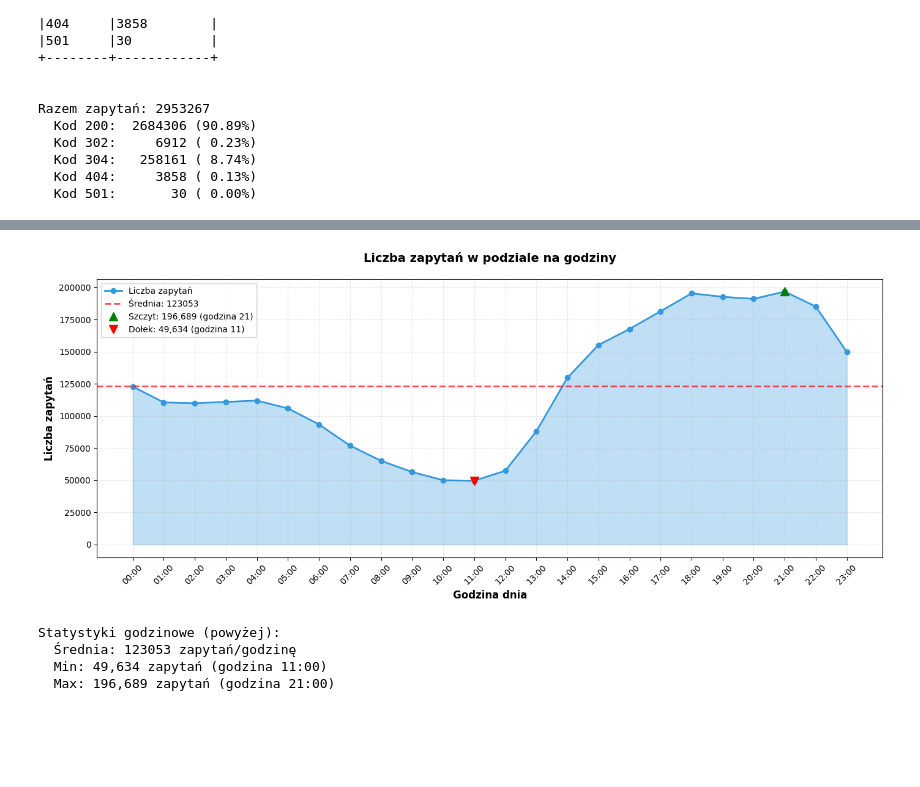
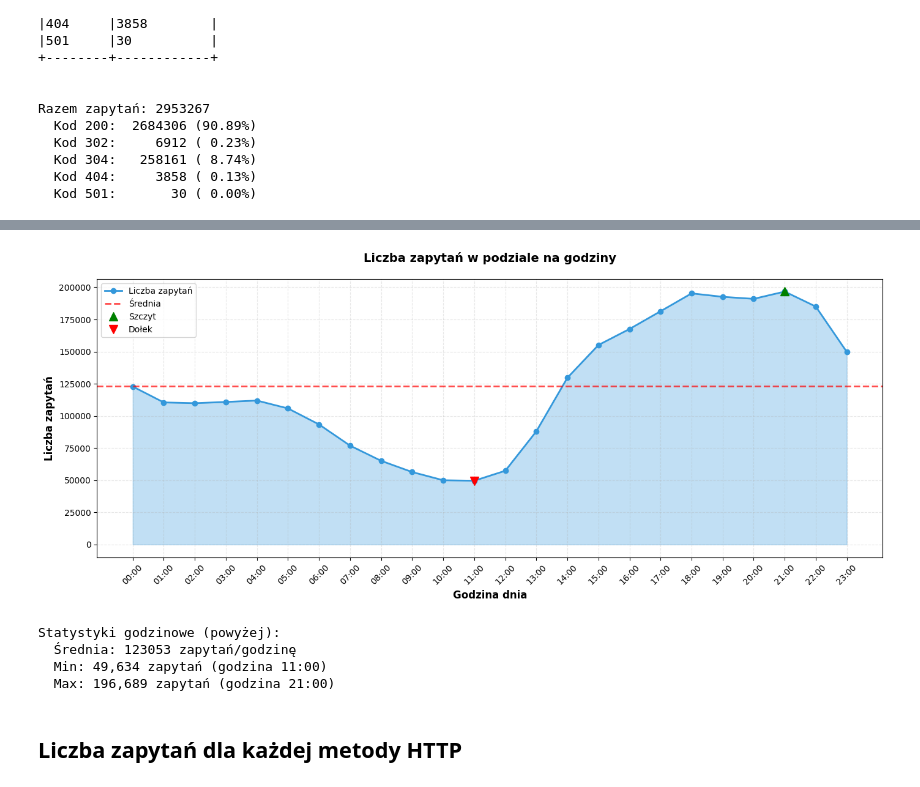
Before and after one commit to GTR1701/sem4, a Jupyter notebook: Metody i Narzedzia Big Data/1/BigDataProjekt1.ipynb, the cells around one changed output, grey strips where cells are left out. Saved outputs shown, nothing was run; the diff lists cells and outputs as text; code cells hidden in the pictures; blank space fills up the shorter version.

```diff
--- a/Metody i Narzedzia Big Data/1/BigDataProjekt1.ipynb
+++ b/Metody i Narzedzia Big Data/1/BigDataProjekt1.ipynb
@@ -429,50 +528,45 @@ Dołek w godzinie 11: 49634 zapytań
 # %%
-# Wizualizacja (d) - Line chart dla zapytań w podziale na godziny
 import matplotlib.pyplot as plt
 from pyspark.sql.functions import hour, col
 
-# Przygotowanie danych - konwersja Spark DataFrame do Pandas
 hourly_data_for_plot = dataFrame.withColumn("hour", hour(col("time"))).groupBy("hour").count().orderBy("hour").toPandas()
 hours = hourly_data_for_plot['hour'].tolist()
 requests = hourly_data_for_plot['count'].tolist()
 
-# Tworzenie line chart
 fig, ax = plt.subplots(figsize=(14, 6))
 ax.plot(hours, requests, marker='o', linewidth=2, markersize=6, color='#3498db', label='Liczba zapytań')
 
-# Dodanie ścieżki przy szczytach
 ax.fill_between(hours, requests, alpha=0.3, color='#3498db')
 
-# Formatowanie wykresu
 ax.set_xlabel('Godzina dnia', fontsize=12, weight='bold')
 ax.set_ylabel('Liczba zapytań', fontsize=12, weight='bold')
 ax.set_title('Liczba zapytań w podziale na godziny', fontsize=14, weight='bold', pad=20)
 ax.grid(True, alpha=0.3, linestyle='--')
 ax.set_xticks(hours)
 ax.set_xticklabels([f'{h:02d}:00' for h in hours], rotation=45)
 
-# Dodanie średniej linii
 average = sum(requests) / len(requests)
-ax.axhline(y=average, color='red', linestyle='--', linewidth=2, label=f'Średnia: {average:.0f}', alpha=0.7)
+ax.axhline(y=average, color='red', linestyle='--', linewidth=2, label=f'Średnia', alpha=0.7)
 
-# Zaznaczenie szczytów i dołków
 max_hour_idx = requests.index(max(requests))
 min_hour_idx = requests.index(min(requests))
-ax.plot(hours[max_hour_idx], requests[max_hour_idx], 'g^', markersize=10, label=f'Szczyt: {requests[max_hour_idx]:,} (godzina {hours[max_hour_idx]})')
-ax.plot(hours[min_hour_idx], requests[min_hour_idx], 'rv', markersize=10, label=f'Dołek: {requests[min_hour_idx]:,} (godzina {hours[min_hour_idx]})')
+ax.plot(hours[max_hour_idx], requests[max_hour_idx], 'g^', markersize=10, label=f'Szczyt')
+ax.plot(hours[min_hour_idx], requests[min_hour_idx], 'rv', markersize=10, label=f'Dołek')
 
 ax.legend(loc='upper left', fontsize=10)
 plt.tight_layout()
 plt.show()
 
 print("\nStatystyki godzinowe (powyżej):")
 print(f"  Średnia: {average:.0f} zapytań/godzinę")
 print(f"  Min: {min(requests):,} zapytań (godzina {hours[min_hour_idx]}:00)")
 print(f"  Max: {max(requests):,} zapytań (godzina {hours[max_hour_idx]}:00)")
 # %% [output]
-[figure, old version]
+[figure, new version]
 Statystyki godzinowe (powyżej):
   Średnia: 123053 zapytań/godzinę
   Min: 49,634 zapytań (godzina 11:00)
   Max: 196,689 zapytań (godzina 21:00)
+# %% [markdown]
+## Liczba zapytań dla każdej metody HTTP
 # %%
```
Also changed, not shown: parts of 24 cells of this notebook.
